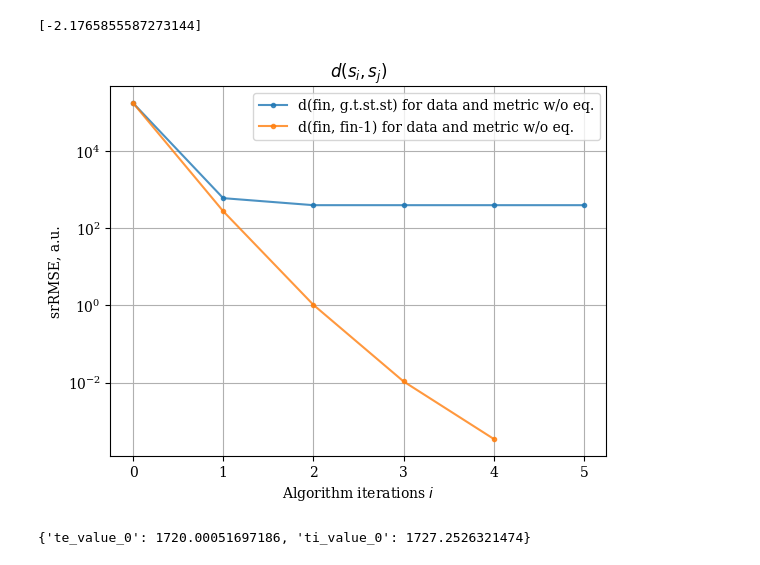
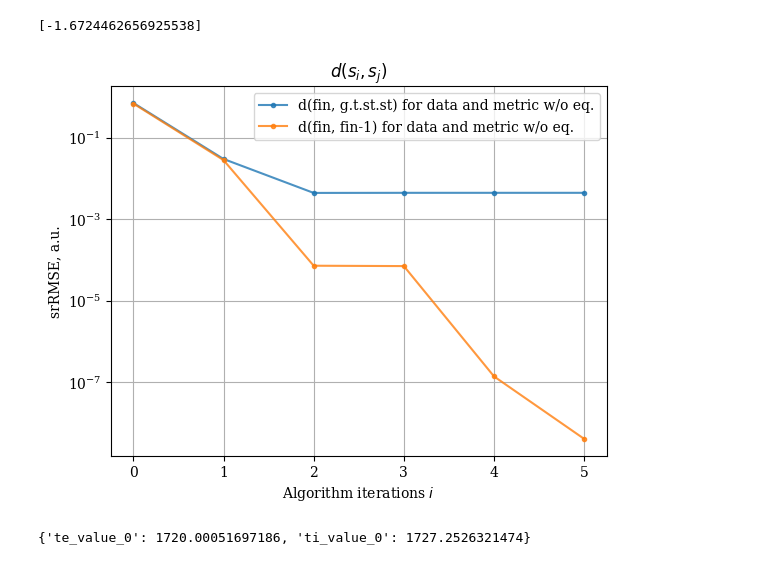
Before and after one commit to vecma-ipp/MFW, a Jupyter notebook: uq/basicda/surrogate_scans.ipynb, the cells around one changed output. Cells and saved outputs as stored; diff of their text form; code cells hidden in the pictures.

```diff
--- a/uq/basicda/surrogate_scans.ipynb
+++ b/uq/basicda/surrogate_scans.ipynb
@@ -262,26 +262,30 @@ write_profs_fromfile_grid(file_in, file_out, num_steps=2)
 # %%
 # Plot convergence of state disctance for Retraining algo
 import sys
 sys.path.append(f"/u/yyudin/code/MFW/muscle3/src/")
 from muscle_utils.utils import plot_state_conv
 
 # A) w/o equil
-filenames = ['retr_algo_conv_2', ]
-labels = ['data and metric w/o eq.',]
+# filenames = ['retr_algo_conv_2', ]
+# labels = ['data and metric w/o eq.',]
 
 # B) with equil
 #filenames = ['retr_algo_conv_eqmetr', 'retr_algo_conv_eqmetr_eqdata']
 #labels = ['data w/o eq.', 'data w/ eq.']
+
+# C) srRMSE2
+filenames = ['retr_algo_conv_eqmetr_eqdata_srrmse2',]
+labels = ['data and metric w/o eq.',]
 
 data_df_list = []
 
 for filename in filenames:
     data_df_list.append(pd.read_csv(f"{filename}.csv"))
 
 plot_state_conv(data_df_list, filenames[0], normalised=False, label_sufixes=labels)
 # %% [output]
-[-2.1765855587273144]
+[-1.6724462656925538]
-[figure, old version]
+[figure, new version]
 # %%
 # Save data on the Retraining algo convergence
 
```
Also changed, not shown: parts of 1 cell of this notebook, 3 other files.
